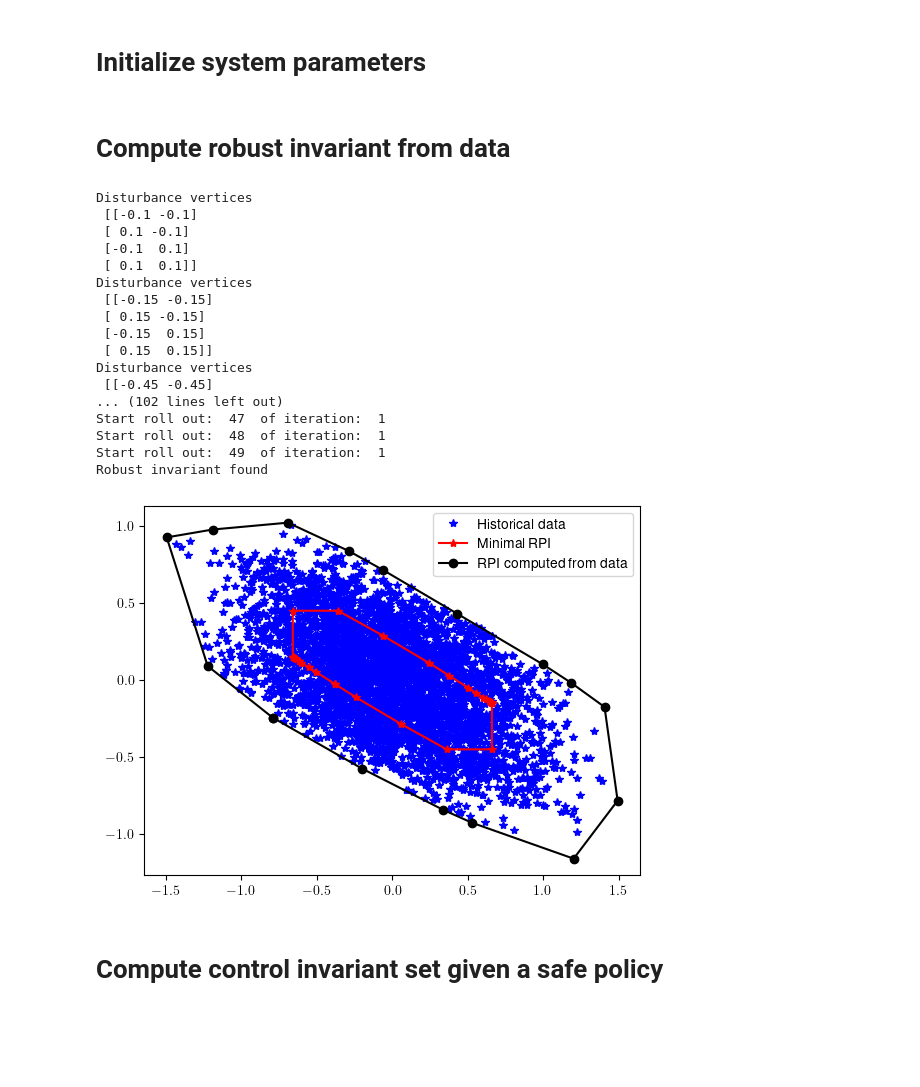
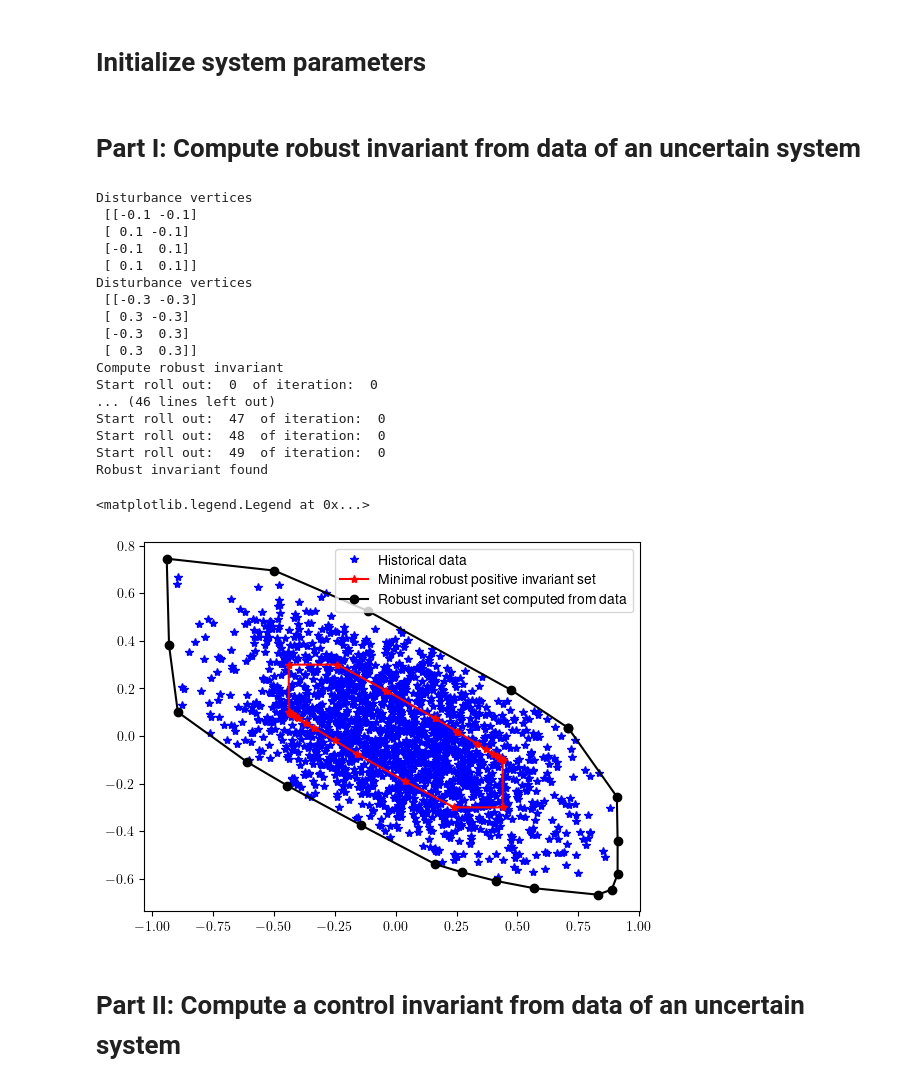
Before and after one commit to urosolia/Learning_Robust_MPC, a Jupyter notebook: Stochastic_Safe_Sets_Chapter/Ex1_Sample_based_safe_set/Ex1_Sample_based_safe_set.ipynb, the cells around one changed output. Saved outputs shown, nothing was run; the diff lists cells and outputs as text; code cells hidden in the pictures; blank space fills up the shorter version.

```diff
--- a/Stochastic_Safe_Sets_Chapter/Ex1_Sample_based_safe_set/Ex1_Sample_based_safe_set.ipynb
+++ b/Stochastic_Safe_Sets_Chapter/Ex1_Sample_based_safe_set/Ex1_Sample_based_safe_set.ipynb
@@ -49,7 +43,7 @@ bu.append(-2.0*np.ones(B.shape[1]))  # max input box constraints
 Q      = np.eye(2)
 R      = 0.1*np.eye(1)
 # %% [markdown]
-# Compute robust invariant from data
+# Part I: Compute robust invariant from data of an uncertain system
 # %%
 # Compute robust invariant from data
 maxRollOut = 50
@@ -58,11 +52,10 @@ maxIt      = 20
 
 x0    = np.array([-0.0, 0.0])   # initial condition
 sys        = system(A, B, w_inf, x0) # initialize system object
-sys_with_e = system(A, B, w_inf+e_inf, x0) # initialize system object
-sys_aug    = system(A, B, alpha * (w_inf + e_inf), x0) # initialize system object
+sys_aug    = system(A, B, alpha * w_inf, x0) # initialize system object
 
-verticesW = sys_with_e.w_v # Vertices of true disturbance
-build_robust_invariant = BuildRobustInvariant(barA, barB, A, B, Q, R, bx, bu, verticesW, maxIt, maxTime, maxRollOut, sys_aug)
+verticesW = sys.w_v # Vertices of true disturbance
+build_robust_invariant = BuildRobustInvariant(A, B, A, B, Q, R, bx, bu, verticesW, maxIt, maxTime, maxRollOut, sys_aug)
 build_robust_invariant.build_robust_invariant()
 # %% [output]
 Disturbance vertices
@@ -71,33 +64,34 @@ Disturbance vertices
  [-0.1  0.1]
  [ 0.1  0.1]]
 Disturbance vertices
- [[-0.15 -0.15]
- [ 0.15 -0.15]
- [-0.15  0.15]
- [ 0.15  0.15]]
-Disturbance vertices
- [[-0.45 -0.45]
-... (102 lines left out)
-Start roll out:  47  of iteration:  1
-Start roll out:  48  of iteration:  1
-Start roll out:  49  of iteration:  1
+ [[-0.3 -0.3]
+ [ 0.3 -0.3]
+ [-0.3  0.3]
+ [ 0.3  0.3]]
+Compute robust invariant
+Start roll out:  0  of iteration:  0
+... (46 lines left out)
+Start roll out:  47  of iteration:  0
+Start roll out:  48  of iteration:  0
+Start roll out:  49  of iteration:  0
 Robust invariant found
 # %%
 plt.figure()
 for it in range(0, len(build_robust_invariant.x_cl)):
     if it == 0:
         plt.plot(build_robust_invariant.x_cl[it][:,0], build_robust_invariant.x_cl[it][:,1], '*b', label='Historical data')
     else:
         plt.plot(build_robust_invariant.x_cl[it][:,0], build_robust_invariant.x_cl[it][:,1], '*b')
 minimal_RPI = polytope(vertices=build_robust_invariant.verticesO)
 data_RPI = polytope(vertices=np.array(build_robust_invariant.x_data))
-minimal_RPI.plot2DPolytope('r', linestyle='-*', label = 'Minimal RPI')
-data_RPI.plot2DPolytope('k', linestyle='-o', label = 'RPI computed from data')
+minimal_RPI.plot2DPolytope('r', linestyle='-*', label = 'Minimal robust positive invariant set')
+data_RPI.plot2DPolytope('k', linestyle='-o', label = 'Robust invariant set computed from data')
 plt.legend()
 # %% [output]
+<matplotlib.legend.Legend at 0x...>
-[figure, old version]
+[figure, new version]
 # %% [markdown]
-# Compute control invariant set given a safe policy
+# Part II: Compute a control invariant from data of an uncertain system
 # %%
 # Robust tube MPC with robust invariant computed from data as terminal constraint
 N  = 5
```
Also changed, not shown: parts of 3 cells of this notebook.
